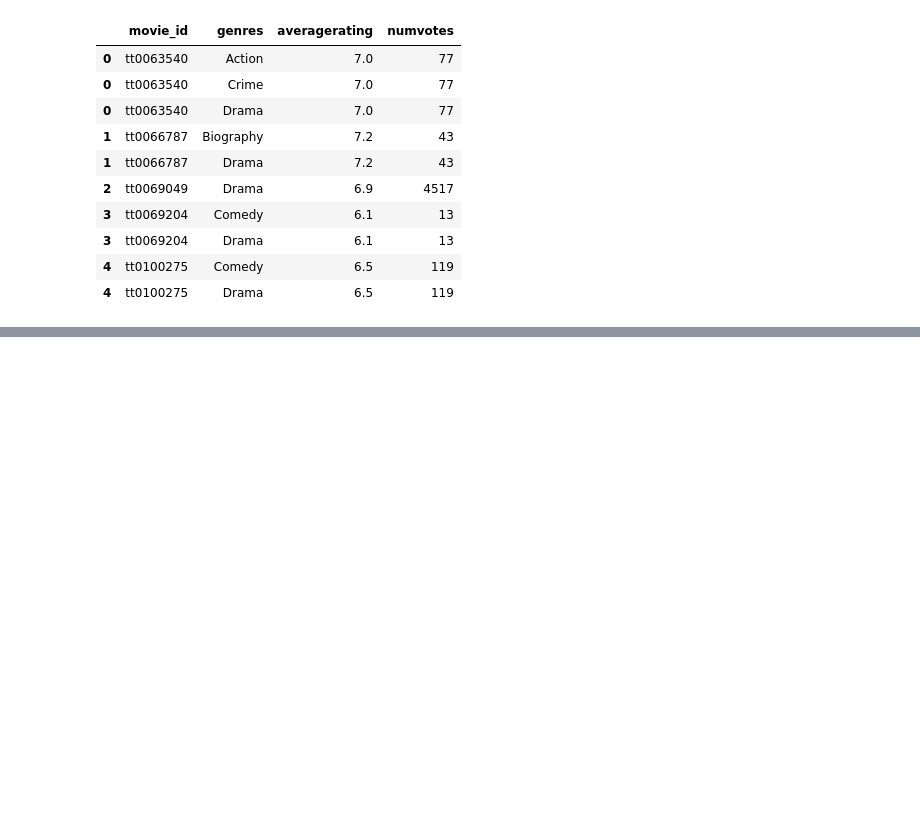
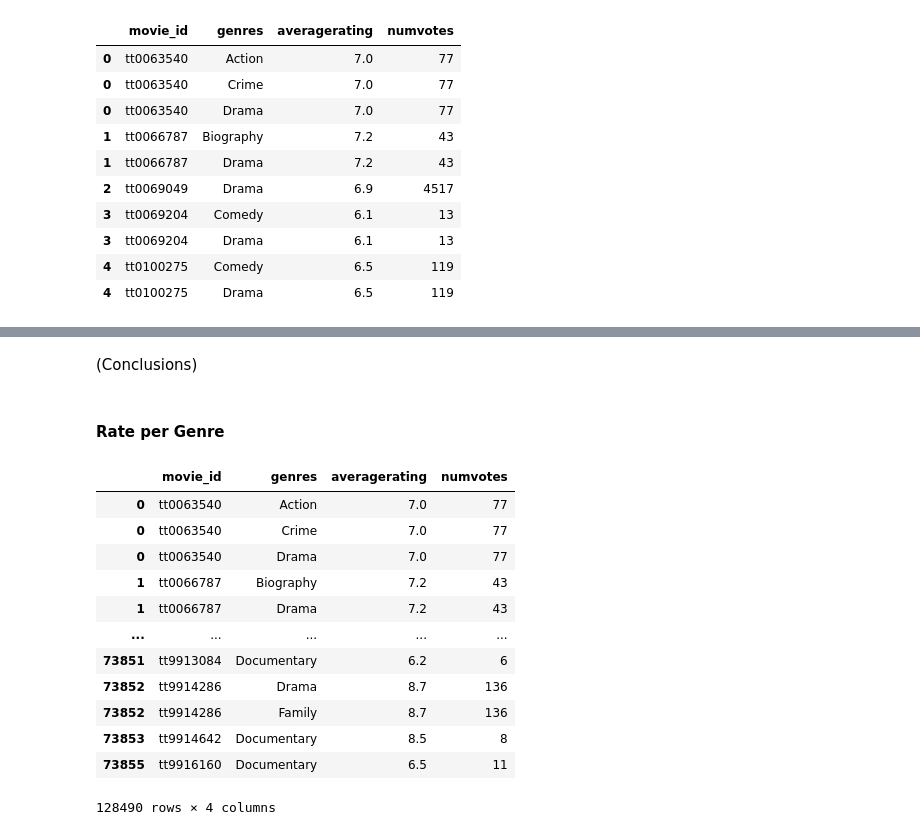
Before and after one commit to waihiga9/ExploratoryDataAnalysis_MoviesDataset, a Jupyter notebook: EDA_movies.ipynb, the cells around one changed output, grey strips where cells are left out. Cells and saved outputs as stored; diff of their text form; code cells hidden in the pictures; blank space fills up the shorter version.

```diff
--- a/EDA_movies.ipynb
+++ b/EDA_movies.ipynb
@@ -291,0 +420,20 @@ rate_genre.head(10)
+# %% [markdown]
+(Conclusions)
+# %% [markdown]
+#### Rate per Genre
+# %%
+genre_df
+# %% [output]
+|  | movie_id | genres | averagerating | numvotes |
+| 0 | tt0063540 | Action | 7.0 | 77 |
+| 0 | tt0063540 | Crime | 7.0 | 77 |
+| 0 | tt0063540 | Drama | 7.0 | 77 |
+| 1 | tt0066787 | Biography | 7.2 | 43 |
+| 1 | tt0066787 | Drama | 7.2 | 43 |
+| ... | ... | ... | ... | ... |
+| 73851 | tt9913084 | Documentary | 6.2 | 6 |
+| 73852 | tt9914286 | Drama | 8.7 | 136 |
+| 73852 | tt9914286 | Family | 8.7 | 136 |
+| 73853 | tt9914642 | Documentary | 8.5 | 8 |
+| 73855 | tt9916160 | Documentary | 6.5 | 11 |
+128490 rows × 4 columns
```
Also changed, not shown: parts of 32 cells of this notebook.
